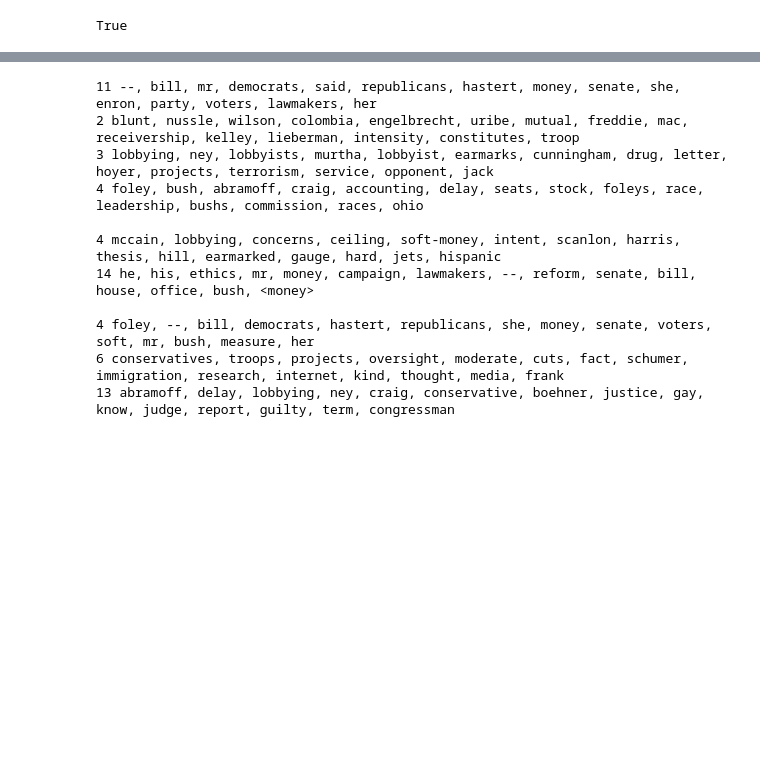
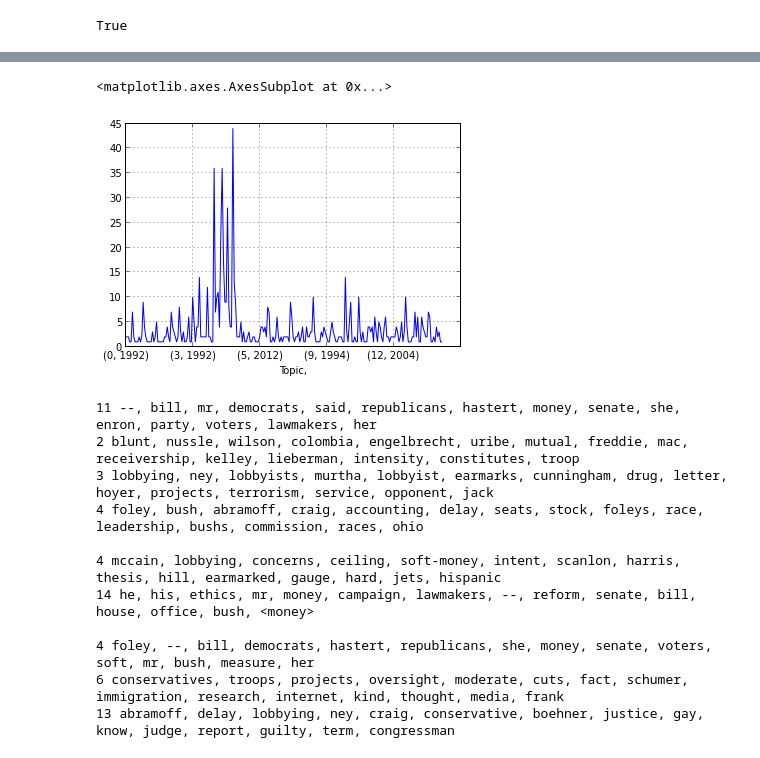
Before and after one commit to wcbeard/nyt-nlp, a Jupyter notebook: nyt-nlp.ipynb, the cells around one changed output, grey strips where cells are left out. Drawn from its saved outputs; the diff is of its cells as text; code cells hidden in the pictures; blank space fills up the shorter version.

```diff
--- a/nyt-nlp.ipynb
+++ b/nyt-nlp.ipynb
@@ -208,3 +537,8 @@ df.Topic.hist()
+# %%
+sz.plot()
+# %% [output]
+<matplotlib.axes.AxesSubplot at 0x...>
+[figure, added]
 # %%
 for mod in lda, olda, alda:
     #print mod[tcorpus[0]]
```
Also changed, not shown: parts of 65 cells of this notebook, 1 other file.
